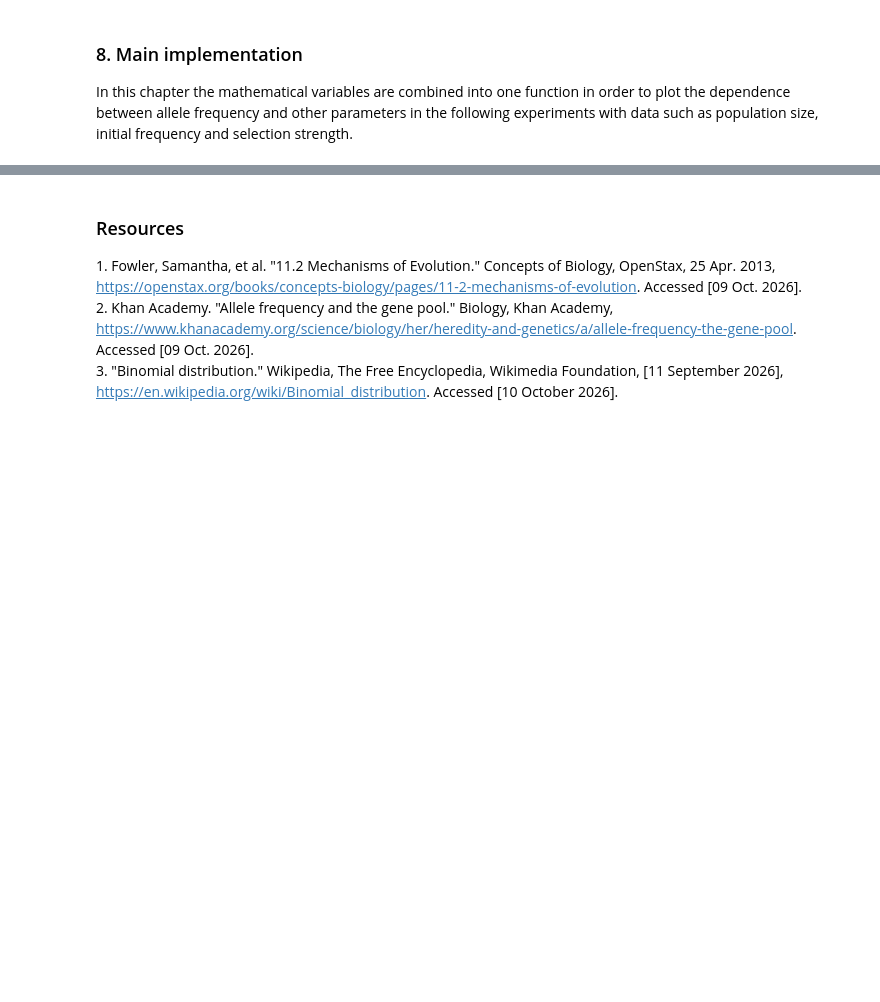
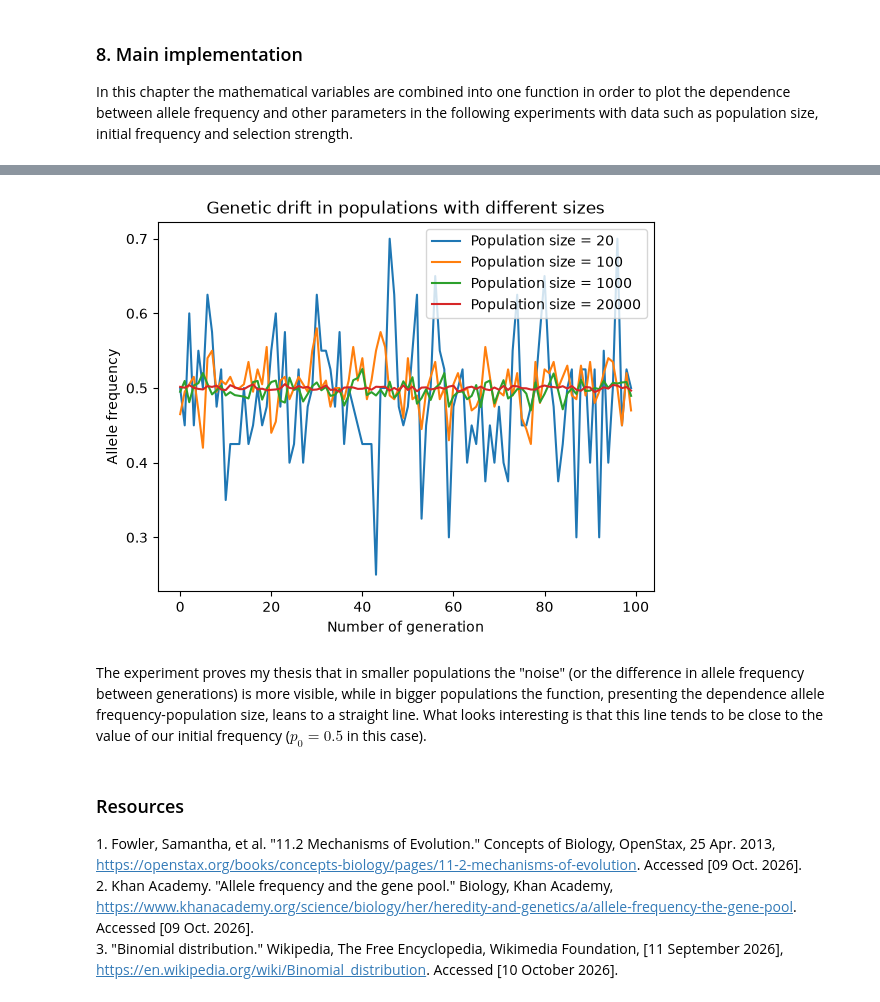
Before and after one commit to Tianna21/MathGene, a Jupyter notebook: MathGene.ipynb, the cells around one changed output, grey strips where cells are left out. Drawn from its saved outputs; the diff is of its cells as text; code cells hidden in the pictures; blank space fills up the shorter version.

Commit message:
Testing the model by changing population size

```diff
--- a/MathGene.ipynb
+++ b/MathGene.ipynb
@@ -170,7 +170,7 @@ As I mentioned previously stochastic model incorporates probability distribution
 
 In this chapter the mathematical variables are combined into one function in order to plot the dependence between allele frequency and other parameters in the following experiments with data such as population size, initial frequency and selection strength.
 # %%
-def simulate_population(population_size, initial_frequency, generations):
+def simulate_population(population_size, initial_frequency, generations = number_of_generations):
     allele_copies = 2*population_size
     frequency = initial_frequency
     population_frequencies = []
@@ -186,3 +187,17 @@ def simulate_population(population_size, initial_frequency, generations):
+# %%
+population_sizes = [20,100,1000,20000]
+for size in population_sizes:
+    current_population = simulate_population(size,initial_frequency,100)
+    plt.plot(current_population, label = f"Population size = {size}")
+plt.title("Genetic drift in populations with different sizes")
+plt.legend(loc="upper right")
+plt.xlabel("Number of generation")
+plt.ylabel("Allele frequency")
+plt.show()
+# %% [output]
+[figure, added]
+# %% [markdown]
+The experiment proves my thesis that in smaller populations the "noise" (or the difference in allele frequency between generations) is more visible, while in bigger populations the function, presenting the dependence allele frequency-population size, leans to a straight line. What looks interesting is that this line tends to be close to the value of our initial frequency ($p_0=0.5$ in this case).
 # %% [markdown]
 ### Resources
 <a id="ref1"></a>1. Fowler, Samantha, et al. "11.2 Mechanisms of Evolution." Concepts of Biology, OpenStax, 25 Apr. 2013, https://openstax.org/books/concepts-biology/pages/11-2-mechanisms-of-evolution. Accessed [09 Oct. 2026]. <br>
```
Also changed, not shown: parts of 6 cells of this notebook.
